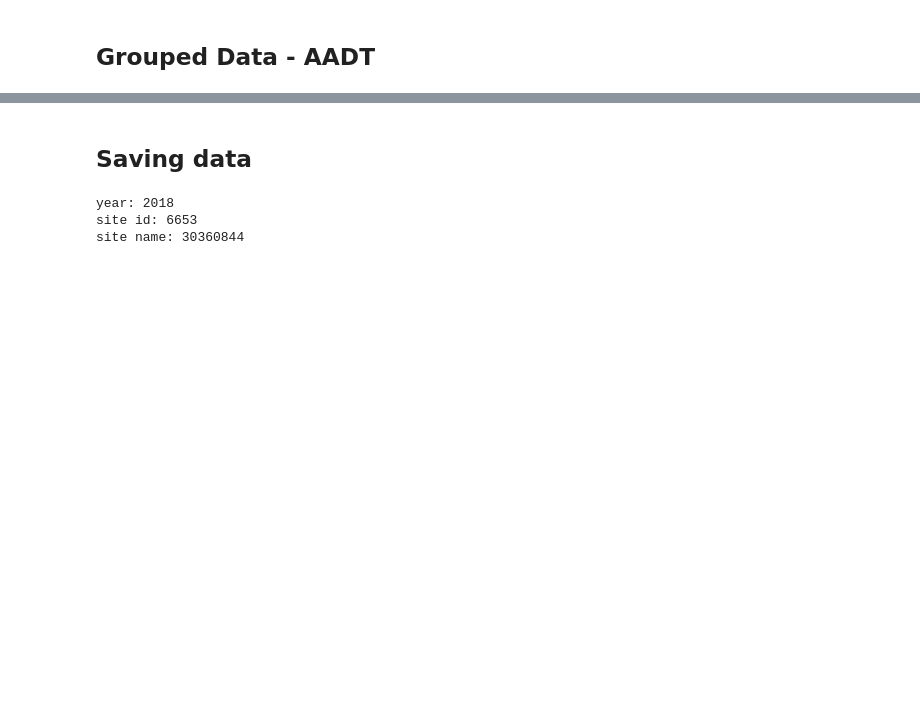
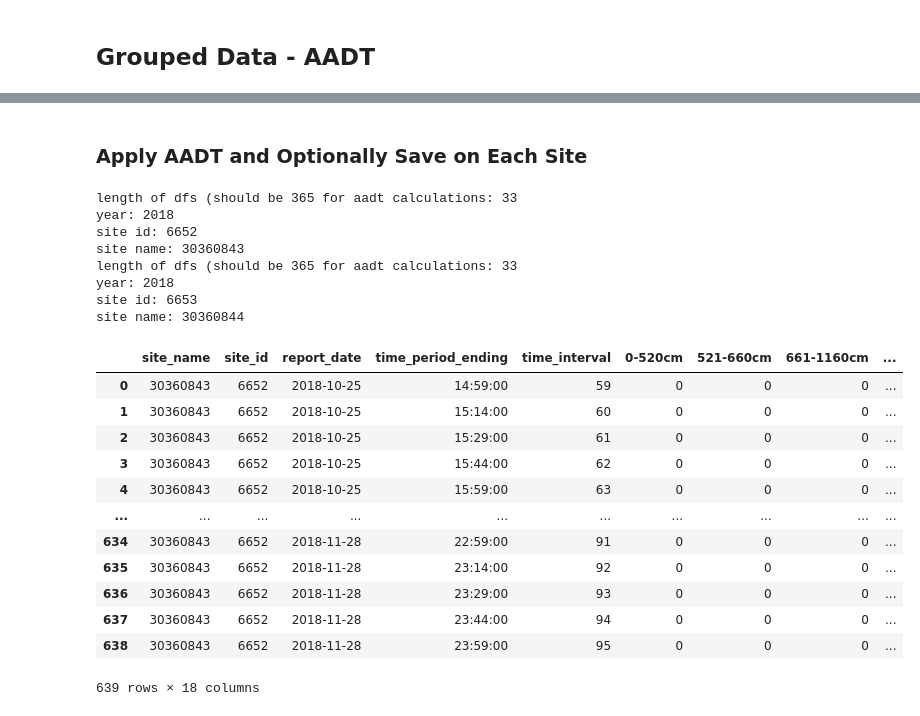
Before and after one commit to horsada/Spatial_Finance_Transport, a Jupyter notebook: dataAPI/trafficAPI.ipynb, the cells around one changed output, grey strips where cells are left out. Saved outputs shown, nothing was run; the diff lists cells and outputs as text; code cells hidden in the pictures; blank space fills up the shorter version.

Commit message:
Updated trafficAPI to use function for AADT and saving

```diff
--- a/dataAPI/trafficAPI.ipynb
+++ b/dataAPI/trafficAPI.ipynb
@@ -24,6 +24,10 @@ MIN_LAT = 52.171
 MIN_LONG = 0.085
 QUALITY_THRESHOLD = 0
 NORMALISE_DF = False
+
+ROOT_DIR_PATH = os.path.abspath('..')
+
+AADT_PROCESSED_PATH = os.path.join(ROOT_DIR_PATH, 'data/ground_truth_data/')
 # %% [markdown]
 ## General Functions
 # %%
@@ -450,16 +436,31 @@ length of dfs (should be 365 for aadt calculations: 33
-# %% [markdown]
-## Saving data
-# %%
-print("year: {}".format(START_DATE[-4:]))
-print("site id: {}".format(df_aadt_week.iloc[0]['site_id']))
-
-site_name = df_aadt_week.iloc[0]['site_name']
-
-print("site name: {}".format(site_name))
-site_name = site_name.replace('/', '_')
-
-df_aadt_week.to_csv('/home/ah2719/FYP/Spatial_Finance_Transport/data/ground_truth_data/aadt_{}_year_{}.csv'.format(site_name, START_DATE[-4:]))
-# %% [output]
-year: 2018
-site id: 6653
-site name: 30360844
+# %% [markdown]
+### Apply AADT and Optionally Save on Each Site
+# %%
+# Groupby site_id and report_date
+site_dfs = [site_day for _, site_day in clean_report_df.groupby(['site_id'])]
+
+aadt_final_dfs = df_aadt_final(site_dfs, no_days=7, save=True)
+
+aadt_final_dfs[0]
+# %% [output]
+length of dfs (should be 365 for aadt calculations: 33
+year: 2018
+site id: 6652
+site name: 30360843
+length of dfs (should be 365 for aadt calculations: 33
+year: 2018
+site id: 6653
+site name: 30360844
+|  | site_name | site_id | report_date | time_period_ending | time_interval | 0-520cm | 521-660cm | 661-1160cm | ... |
+| 0 | 30360843 | 6652 | 2018-10-25 | 14:59:00 | 59 | 0 | 0 | 0 | ... |
+| 1 | 30360843 | 6652 | 2018-10-25 | 15:14:00 | 60 | 0 | 0 | 0 | ... |
+| 2 | 30360843 | 6652 | 2018-10-25 | 15:29:00 | 61 | 0 | 0 | 0 | ... |
+| 3 | 30360843 | 6652 | 2018-10-25 | 15:44:00 | 62 | 0 | 0 | 0 | ... |
+| 4 | 30360843 | 6652 | 2018-10-25 | 15:59:00 | 63 | 0 | 0 | 0 | ... |
+| ... | ... | ... | ... | ... | ... | ... | ... | ... | ... |
+| 634 | 30360843 | 6652 | 2018-11-28 | 22:59:00 | 91 | 0 | 0 | 0 | ... |
+| 635 | 30360843 | 6652 | 2018-11-28 | 23:14:00 | 92 | 0 | 0 | 0 | ... |
+| 636 | 30360843 | 6652 | 2018-11-28 | 23:29:00 | 93 | 0 | 0 | 0 | ... |
+| 637 | 30360843 | 6652 | 2018-11-28 | 23:44:00 | 94 | 0 | 0 | 0 | ... |
+| 638 | 30360843 | 6652 | 2018-11-28 | 23:59:00 | 95 | 0 | 0 | 0 | ... |
+639 rows × 18 columns
```
Also changed, not shown: parts of 4 cells of this notebook.
